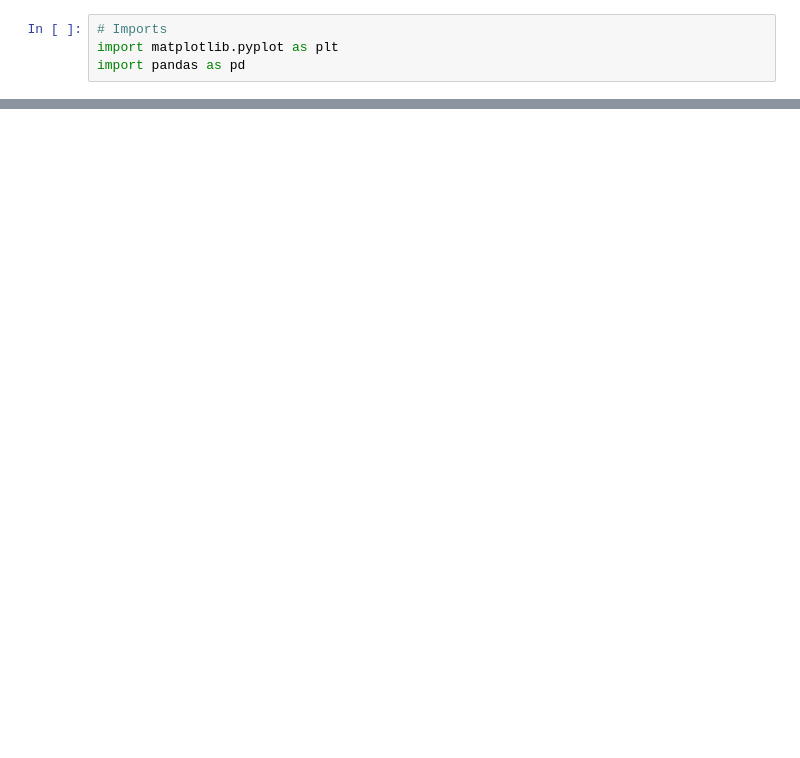
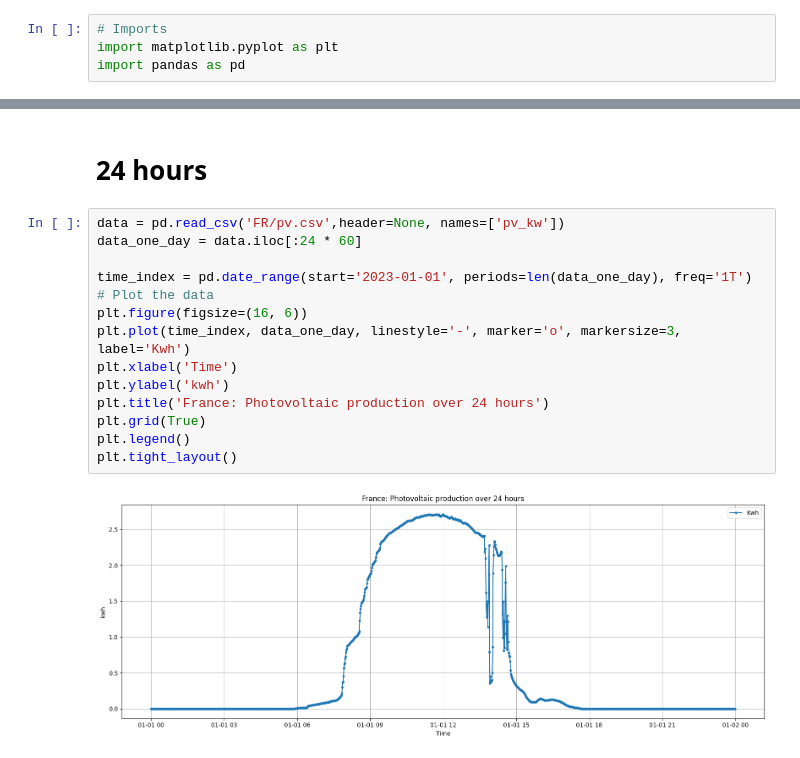
Before and after one commit to shrnsubedi/system-engineering, a Jupyter notebook: notebook.ipynb, the cells around one changed output, grey strips where cells are left out. Cells and saved outputs as stored; diff of their text form; blank space fills up the shorter version.

```diff
--- a/notebook.ipynb
+++ b/notebook.ipynb
@@ -4,0 +48,18 @@ import pandas as pd
+# %% [markdown]
+# 24 hours
+# %%
+data = pd.read_csv('FR/pv.csv',header=None, names=['pv_kw'])
+data_one_day = data.iloc[:24 * 60]
+
+time_index = pd.date_range(start='2023-01-01', periods=len(data_one_day), freq='1T')
+# Plot the data
+plt.figure(figsize=(16, 6))
+plt.plot(time_index, data_one_day, linestyle='-', marker='o', markersize=3, label='Kwh')
+plt.xlabel('Time')
+plt.ylabel('kwh')
+plt.title('France: Photovoltaic production over 24 hours')
+plt.grid(True)
+plt.legend()
+plt.tight_layout()
+# %% [output]
+[figure, added]
```
Also changed, not shown: parts of 12 cells of this notebook, 1 other file.
